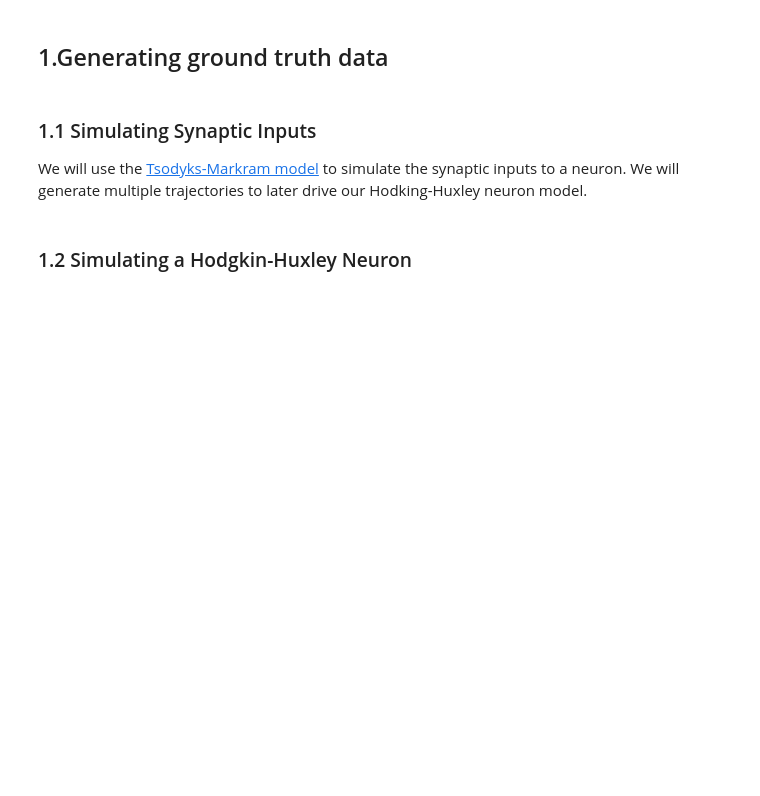
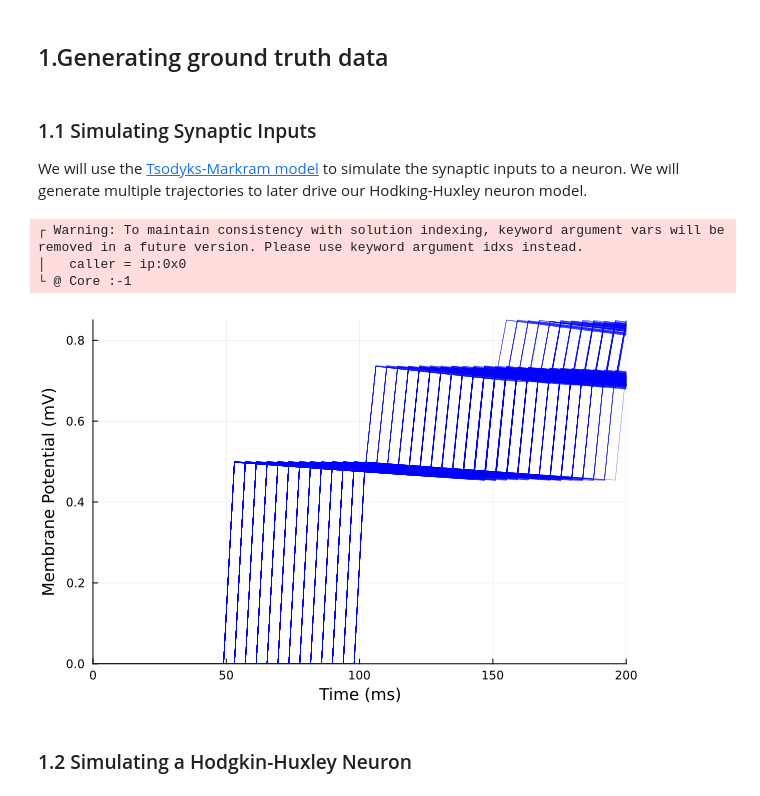
Before and after one commit to elgazzarr/NeuroDynamics.jl, a Jupyter notebook: examples/Modeling_HodkingHuxely.ipynb, the cells around one changed output. Drawn from its saved outputs; the diff is of its cells as text; code cells hidden in the pictures; blank space fills up the shorter version.

```diff
--- a/examples/Modeling_HodkingHuxely.ipynb
+++ b/examples/Modeling_HodkingHuxely.ipynb
@@ -14,36 +41,42 @@ using NeuroDynamics
 
 We will use the [Tsodyks-Markram model](https://www.pnas.org/doi/full/10.1073/pnas.94.2.719) to simulate the synaptic inputs to a neuron. We will generate multiple trajectories to later drive our Hodking-Huxley neuron model.
 # %%
-n_samples = 64
-tspan = (0.0, 500.0)
-ts = range(tspan[1], tspan[2], length=100)
+n_samples = 512
+tspan = (0.0f0, 200.0f0)
+ts = range(tspan[1], tspan[2], length=50)
+ts = ts |> Array{Float32}
 p =  [30, 1000, 50, 0.5, 0.005]
 function TMS(x, p, t)
     v, R, gsyn = x
     tau, tau_u, tau_R, v0, gmax = p
     dx₁ = -(v / tau_u)
     dx₂ = (1 - R) / tau_R
     dx₃ = -(gsyn / tau)
     return vcat(dx₁, dx₂, dx₃)
 end
 
 function epsp!(integrator)
     integrator.u[1] += integrator.p[4] * (1 - integrator.u[1])
     integrator.u[3] += integrator.p[5] * integrator.u[1] * integrator.u[2]
     integrator.u[2] -= integrator.u[1] * integrator.u[2]
 end
 prob = ODEProblem(TMS, [0.0, 1.0, 0.0], tspan, p)
 function prob_func(prob, i, repeat)
     t_start = rand(50:100)
     t_int = rand(50:100)
     t_end = rand(400:450)
     epsp_ts = PresetTimeCallback(t_start:t_int:t_end, epsp!, save_positions=(false, false))
     remake(prob, callback=epsp_ts)
 end
 
 ensemble_prob = EnsembleProblem(prob, prob_func = prob_func)
 U = solve(ensemble_prob, Tsit5(),  EnsembleThreads(); saveat=ts, trajectories=n_samples);
 plot(U, vars=(1), alpha=0.5, color=:blue, lw=0.5, legend=false, xlabel="Time (ms)", ylabel="Membrane Potential (mV)")
+# %% [output]
+┌ Warning: To maintain consistency with solution indexing, keyword argument vars will be removed in a future version. Please use keyword argument idxs instead.
+│   caller = ip:0x0
+└ @ Core :-1
+[figure, added]
 # %% [markdown]
 ### 1.2 Simulating a Hodgkin-Huxley Neuron
 # %%
```
Also changed, not shown: parts of 10 cells of this notebook, 32 other files.
